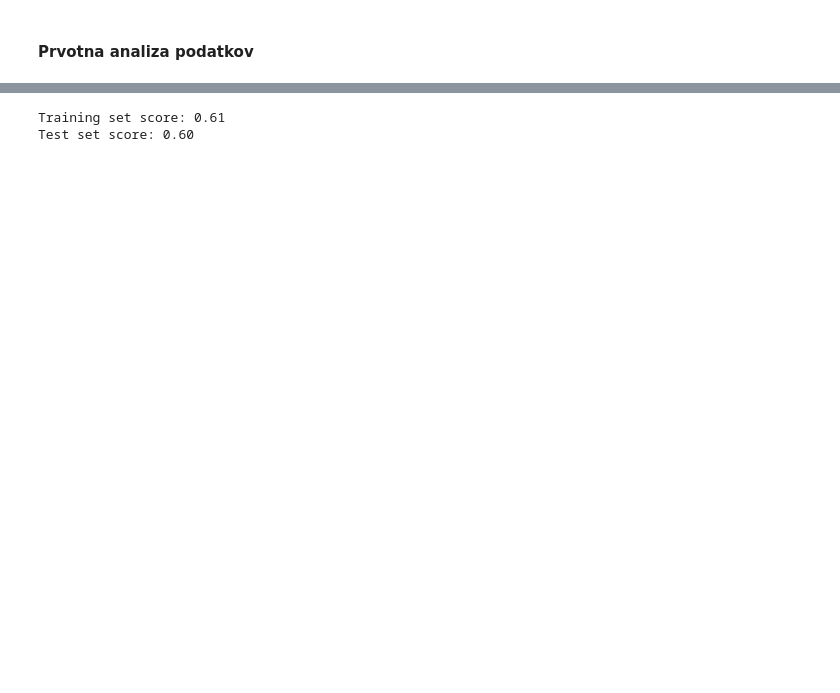
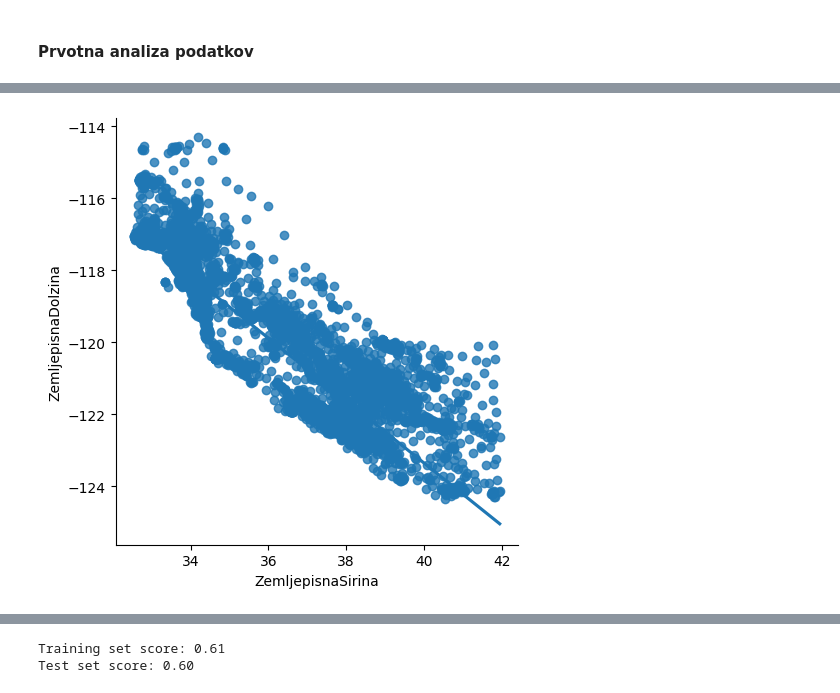
Before and after one commit to mihajlov123/python-analitika-2-notes, a Jupyter notebook: Izpit/Izpit_2023_04.ipynb, the cells around one changed output, grey strips where cells are left out. Cells and saved outputs as stored; diff of their text form; code cells hidden in the pictures; blank space fills up the shorter version.

```diff
--- a/Izpit/Izpit_2023_04.ipynb
+++ b/Izpit/Izpit_2023_04.ipynb
@@ -173,0 +222,5 @@ Name: VzorcnoSteviloPrebivalcev, Length: 3888, dtype: int64
+# %%
+sns.lmplot(x="ZemljepisnaSirina", y="ZemljepisnaDolzina", data=data, order=1)
+plt.show()
+# %% [output]
+[figure, added]
```
Also changed, not shown: parts of 18 cells of this notebook.
